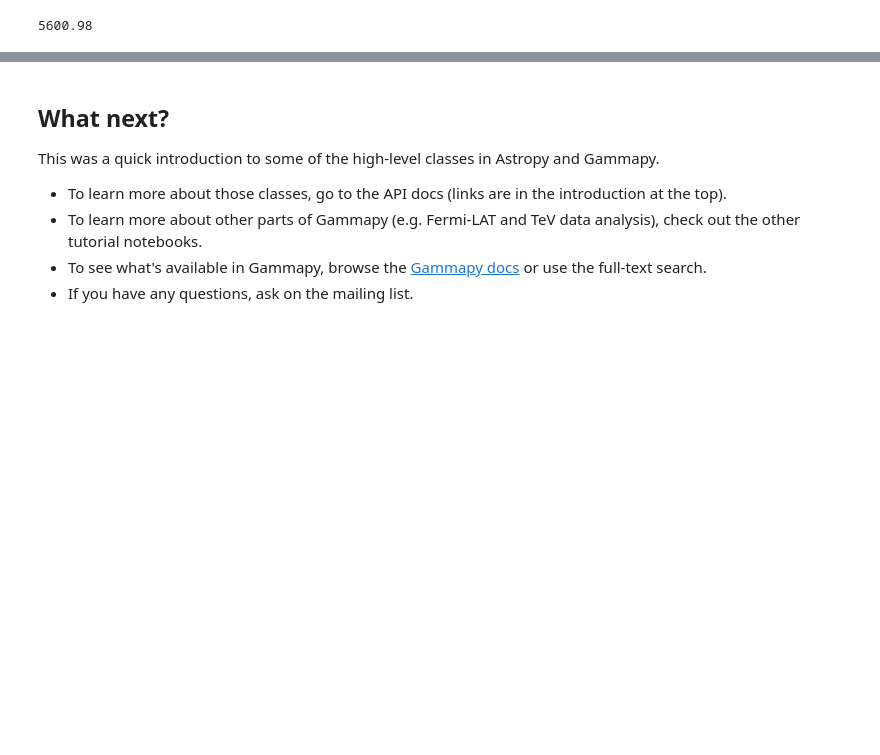
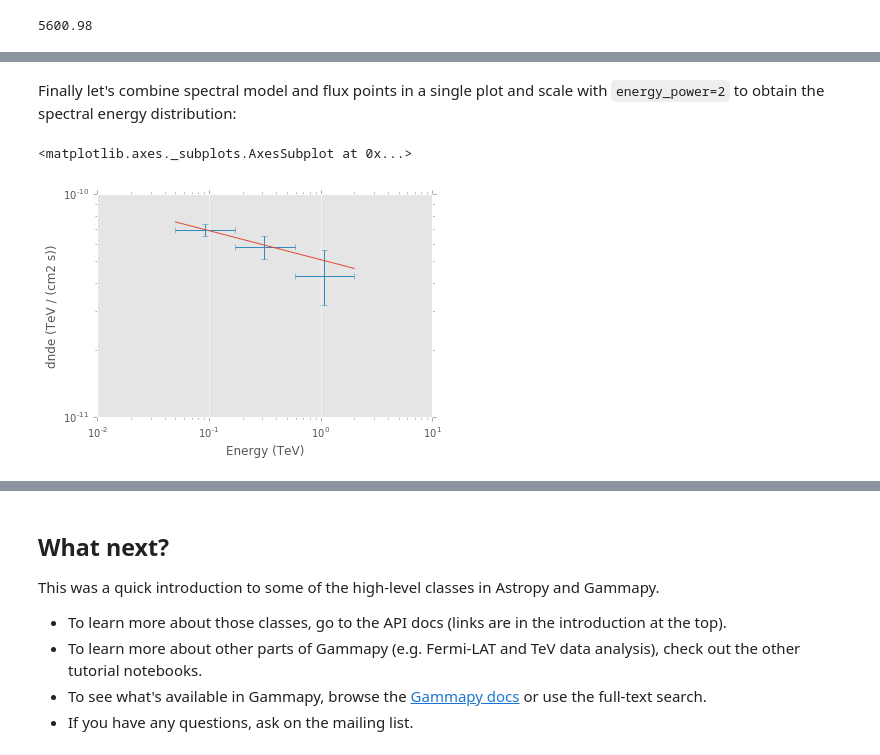
Before and after one commit to gammapy/gammapy-extra, a Jupyter notebook: notebooks/first_steps.ipynb, the cells around one changed output, grey strips where cells are left out. Cells and saved outputs as stored; diff of their text form; code cells hidden in the pictures; blank space fills up the shorter version.

```diff
--- a/notebooks/first_steps.ipynb
+++ b/notebooks/first_steps.ipynb
@@ -379,0 +456,8 @@ source.spectral_model.plot(energy_range=[40, 4000] * u.GeV, energy_power=0)
+# %% [markdown]
+Finally let's combine spectral model and flux points in a single plot and scale with `energy_power=2` to obtain the spectral energy distribution:
+# %%
+ax = crab_2fhl.spectral_model.plot(energy_range=[50, 2000] * u.GeV, energy_power=2)
+crab_2fhl.flux_points.plot(ax=ax, energy_power=2)
+# %% [output]
+<matplotlib.axes._subplots.AxesSubplot at 0x...>
+[figure, added]
```
Also changed, not shown: parts of 52 cells of this notebook.
